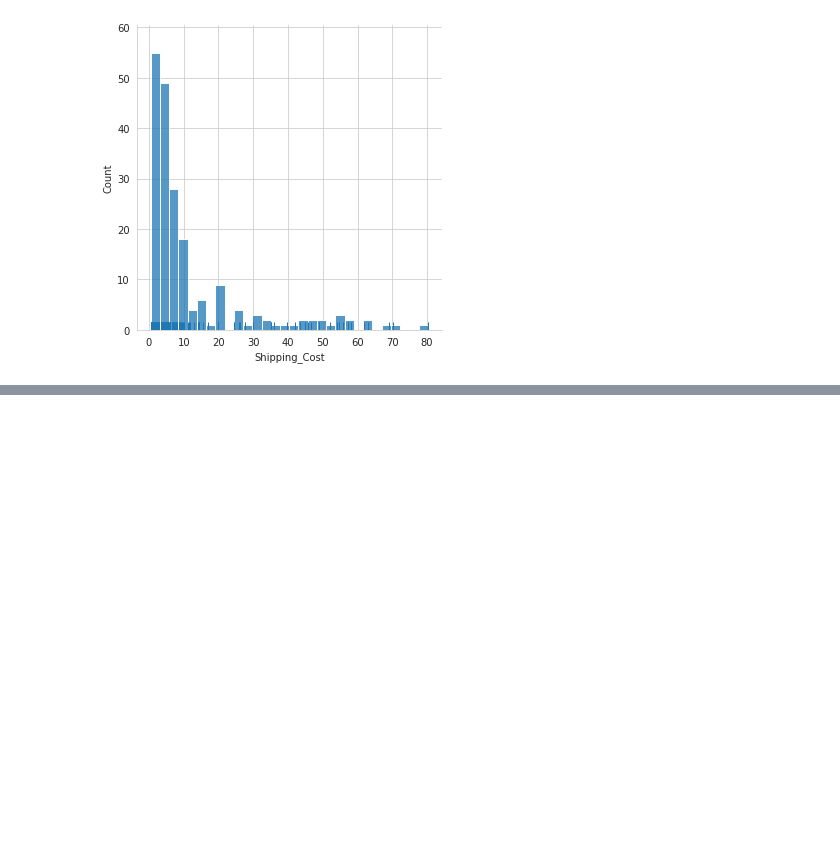
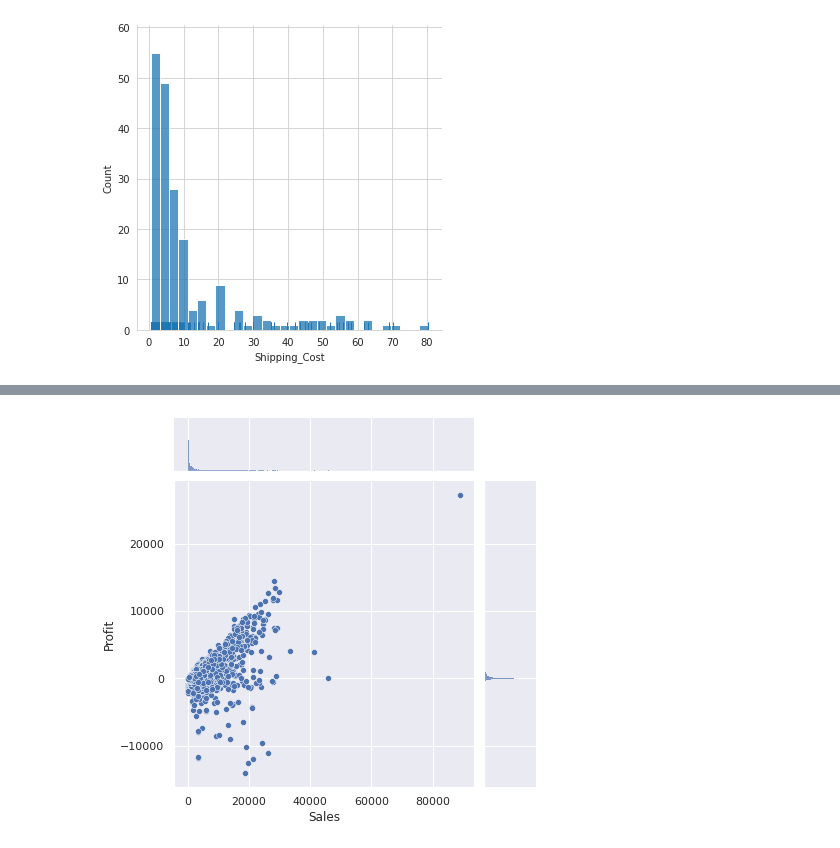
Before and after one commit to Mgrdich/machine_learning_playground, a Jupyter notebook: data_visualization2.ipynb, the cells around one changed output, grey strips where cells are left out. Cells and saved outputs as stored; diff of their text form; code cells hidden in the pictures; blank space fills up the shorter version.

```diff
--- a/data_visualization2.ipynb
+++ b/data_visualization2.ipynb
@@ -47,0 +57,5 @@ AttributeError: can't set attribute
+# %%
+sns.jointplot(x='Sales',y='Profit',data=df)
+plt.show()
+# %% [output]
+[figure, added]
```
Also changed, not shown: parts of 11 cells of this notebook.
